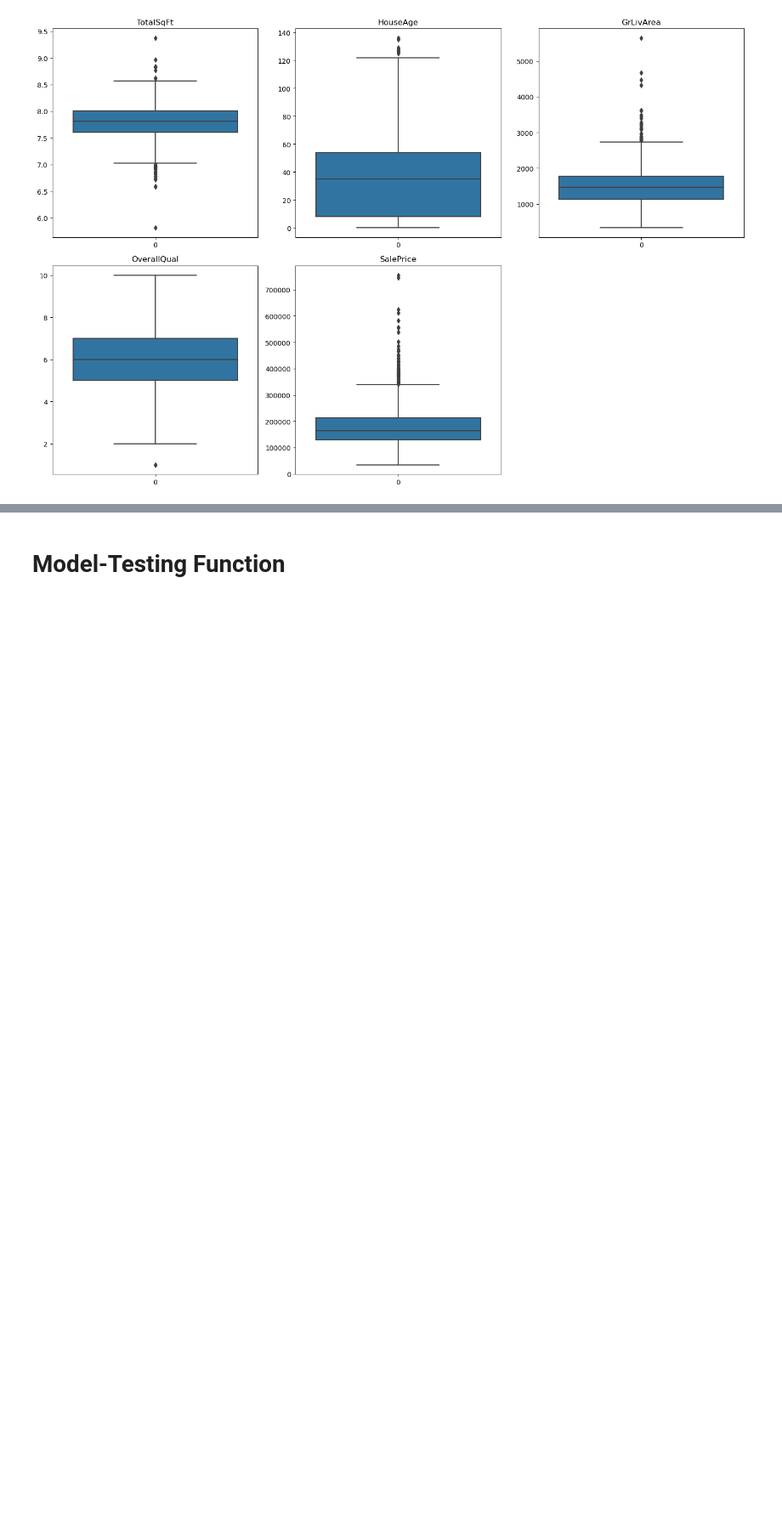
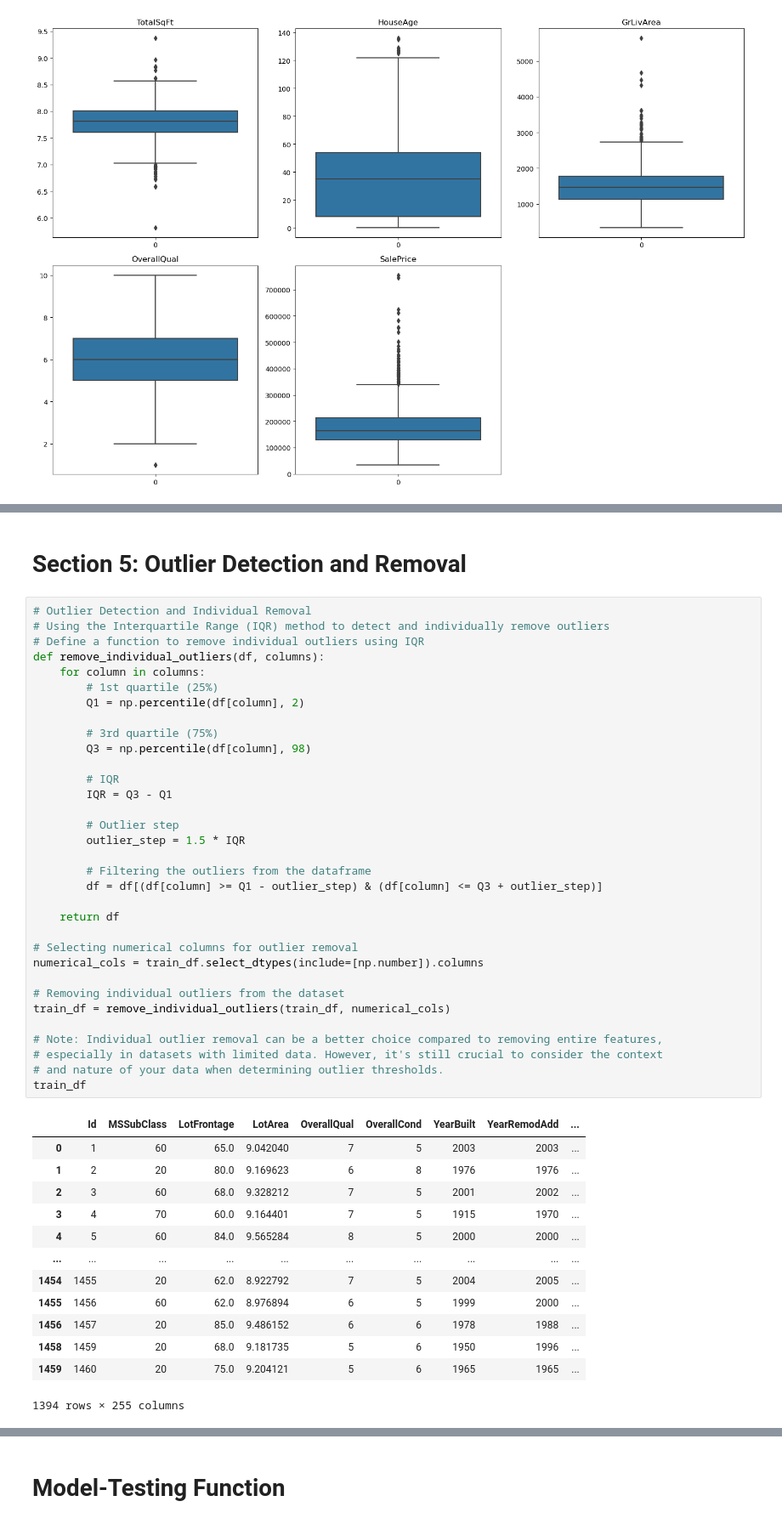
Before and after one commit to SimonG11/House_prediction_market, a Jupyter notebook: house-prices-advanced-regression-techniques/Egon- ny.ipynb, the cells around one changed output, grey strips where cells are left out. Shown at 85% size. Saved outputs shown, nothing was run; the diff lists cells and outputs as text; blank space fills up the shorter version.

```diff
--- a/house-prices-advanced-regression-techniques/Egon- ny.ipynb
+++ b/house-prices-advanced-regression-techniques/Egon- ny.ipynb
@@ -227,0 +275,49 @@ TypeError: unsupported operand type(s) for +: 'int' and 'str'
+# %% [markdown]
+# Section 5: Outlier Detection and Removal
+# %%
+# Outlier Detection and Individual Removal
+# Using the Interquartile Range (IQR) method to detect and individually remove outliers
+# Define a function to remove individual outliers using IQR
+def remove_individual_outliers(df, columns):
+    for column in columns:
+        # 1st quartile (25%)
+        Q1 = np.percentile(df[column], 2)
+
+        # 3rd quartile (75%)
+        Q3 = np.percentile(df[column], 98)
+
+        # IQR
+        IQR = Q3 - Q1
+
+        # Outlier step
+        outlier_step = 1.5 * IQR
+
+        # Filtering the outliers from the dataframe
+        df = df[(df[column] >= Q1 - outlier_step) & (df[column] <= Q3 + outlier_step)]
+
+    return df
+
+# Selecting numerical columns for outlier removal
+numerical_cols = train_df.select_dtypes(include=[np.number]).columns
+
+# Removing individual outliers from the dataset
+train_df = remove_individual_outliers(train_df, numerical_cols)
+
+# Note: Individual outlier removal can be a better choice compared to removing entire features,
+# especially in datasets with limited data. However, it's still crucial to consider the context
+# and nature of your data when determining outlier thresholds.
+train_df
+# %% [output]
+|  | Id | MSSubClass | LotFrontage | LotArea | OverallQual | OverallCond | YearBuilt | YearRemodAdd | ... |
+| 0 | 1 | 60 | 65.0 | 9.042040 | 7 | 5 | 2003 | 2003 | ... |
+| 1 | 2 | 20 | 80.0 | 9.169623 | 6 | 8 | 1976 | 1976 | ... |
+| 2 | 3 | 60 | 68.0 | 9.328212 | 7 | 5 | 2001 | 2002 | ... |
+| 3 | 4 | 70 | 60.0 | 9.164401 | 7 | 5 | 1915 | 1970 | ... |
+| 4 | 5 | 60 | 84.0 | 9.565284 | 8 | 5 | 2000 | 2000 | ... |
+| ... | ... | ... | ... | ... | ... | ... | ... | ... | ... |
+| 1454 | 1455 | 20 | 62.0 | 8.922792 | 7 | 5 | 2004 | 2005 | ... |
+| 1455 | 1456 | 60 | 62.0 | 8.976894 | 6 | 5 | 1999 | 2000 | ... |
+| 1456 | 1457 | 20 | 85.0 | 9.486152 | 6 | 6 | 1978 | 1988 | ... |
+| 1458 | 1459 | 20 | 68.0 | 9.181735 | 5 | 6 | 1950 | 1996 | ... |
+| 1459 | 1460 | 20 | 75.0 | 9.204121 | 5 | 6 | 1965 | 1965 | ... |
+1394 rows × 255 columns
```
Also changed, not shown: parts of 28 cells of this notebook.
